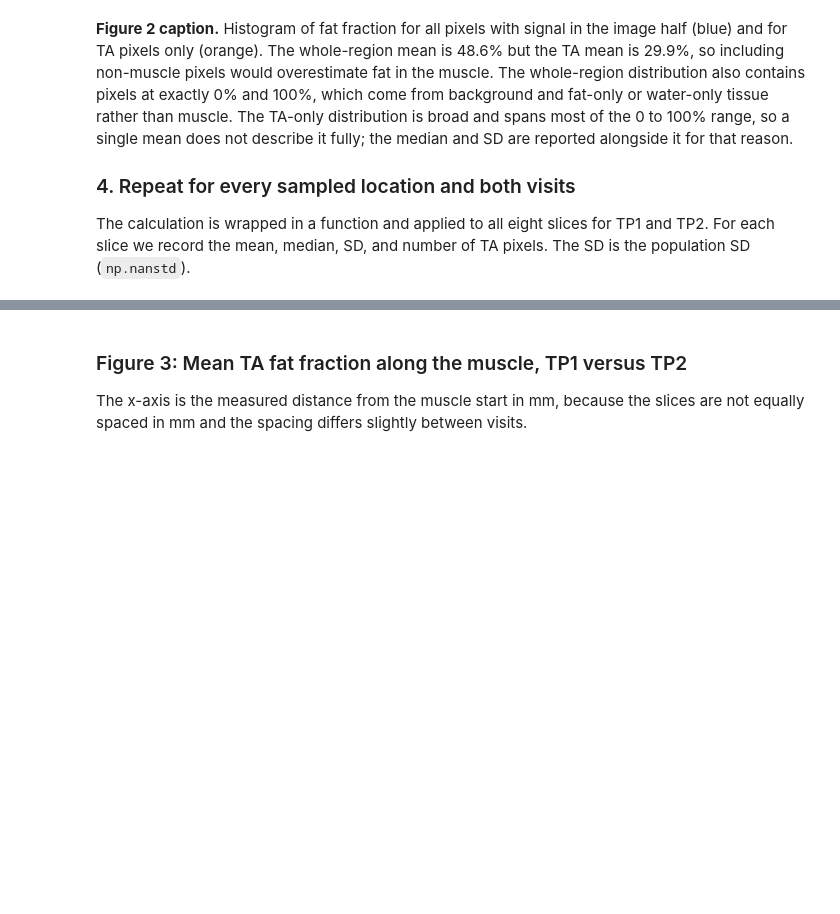
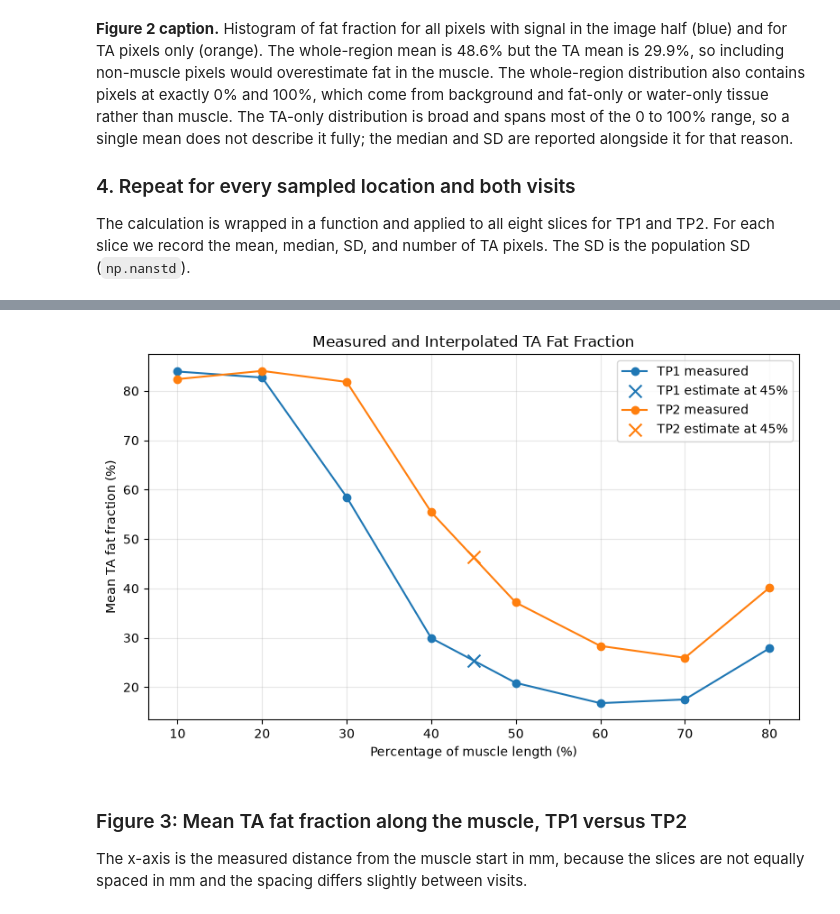
Before and after one commit to tripphilderbrand/BME2315_Module2-fixed-, a Jupyter notebook: FSHD_Module2_Project_Template.ipynb, the cells around one changed output, grey strips where cells are left out. Cells and saved outputs as stored; diff of their text form; code cells hidden in the pictures; blank space fills up the shorter version.

```diff
--- a/FSHD_Module2_Project_Template.ipynb
+++ b/FSHD_Module2_Project_Template.ipynb
@@ -237,4 +241,47 @@ for _, r in manifest.iterrows():
 
 results_df = pd.DataFrame(results)
 results_df.round(2)
+
+# Estimate fat fraction at 45% of the muscle length
+target_percent = 45
+
+plt.figure(figsize=(8, 5))
+
+for timepoint, group in results_df.groupby("timepoint"):
+    group = group.sort_values("percent_along_muscle")
+
+    locations = group["percent_along_muscle"].to_numpy()
+    fat_fraction = group["mean_fat_fraction_percent"].to_numpy()
+
+    # Estimate the value between the measured 40% and 50% locations
+    estimate = np.interp(
+        target_percent,
+        locations,
+        fat_fraction
+    )
+
+    # Plot the measured values
+    plt.plot(
+        locations,
+        fat_fraction,
+        marker="o",
+        label=f"{timepoint} measured"
+    )
+
+    # Mark the interpolated estimate
+    plt.scatter(
+        target_percent,
+        estimate,
+        marker="x",
+        s=100,
+        label=f"{timepoint} estimate at 45%"
+    )
+
+plt.xlabel("Percentage of muscle length (%)")
+plt.ylabel("Mean TA fat fraction (%)")
+plt.title("Measured and Interpolated TA Fat Fraction")
+plt.legend()
+plt.grid(True, alpha=0.3)
+plt.tight_layout()
+plt.show()
 # %% [output]
@@ -258,3 +288,4 @@ results_df.round(2)
+[figure, added]
 # %% [markdown]
 ### Figure 3: Mean TA fat fraction along the muscle, TP1 versus TP2
 
```
Also changed, not shown: parts of 21 cells of this notebook, 3 other files.
